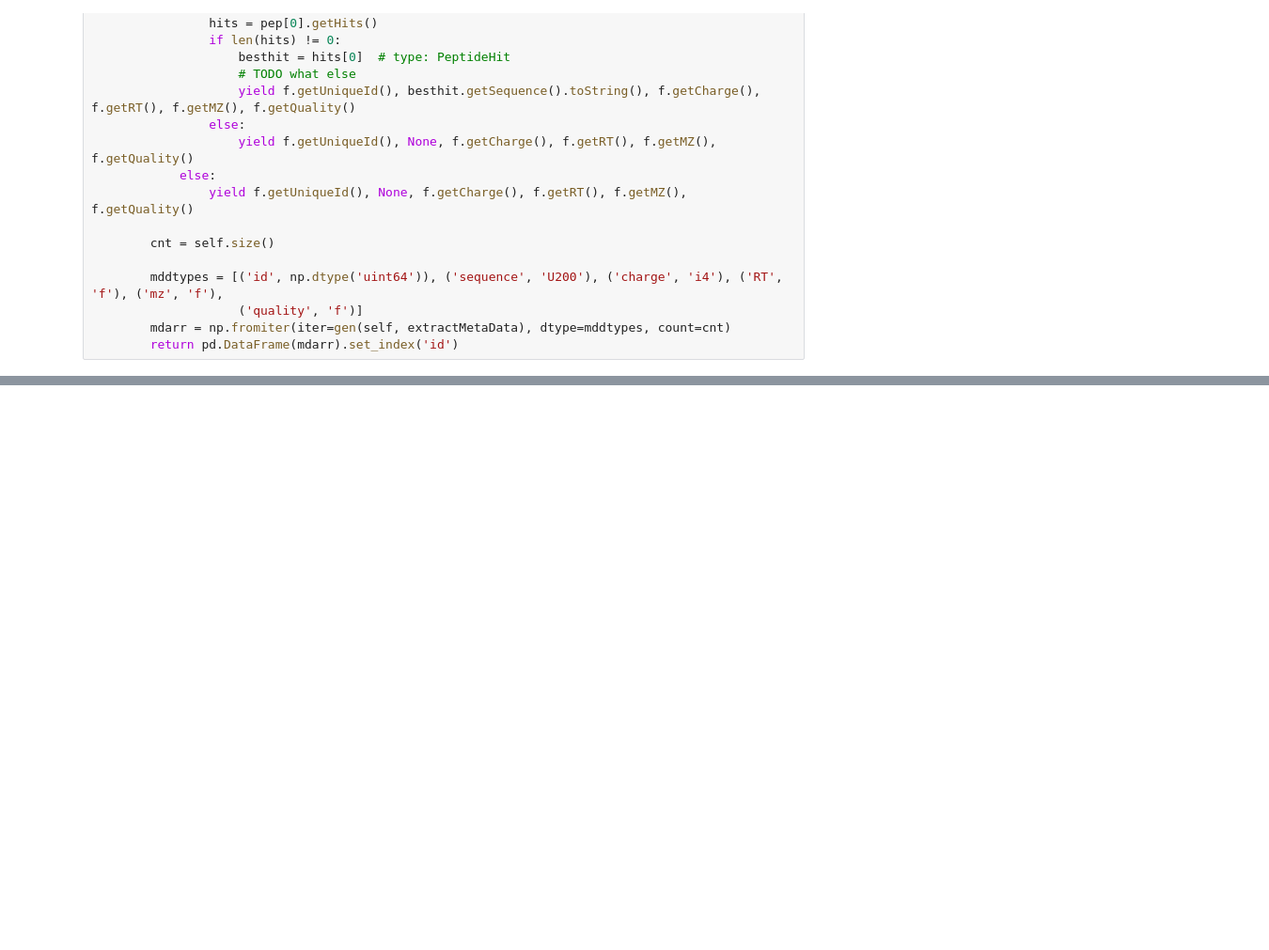
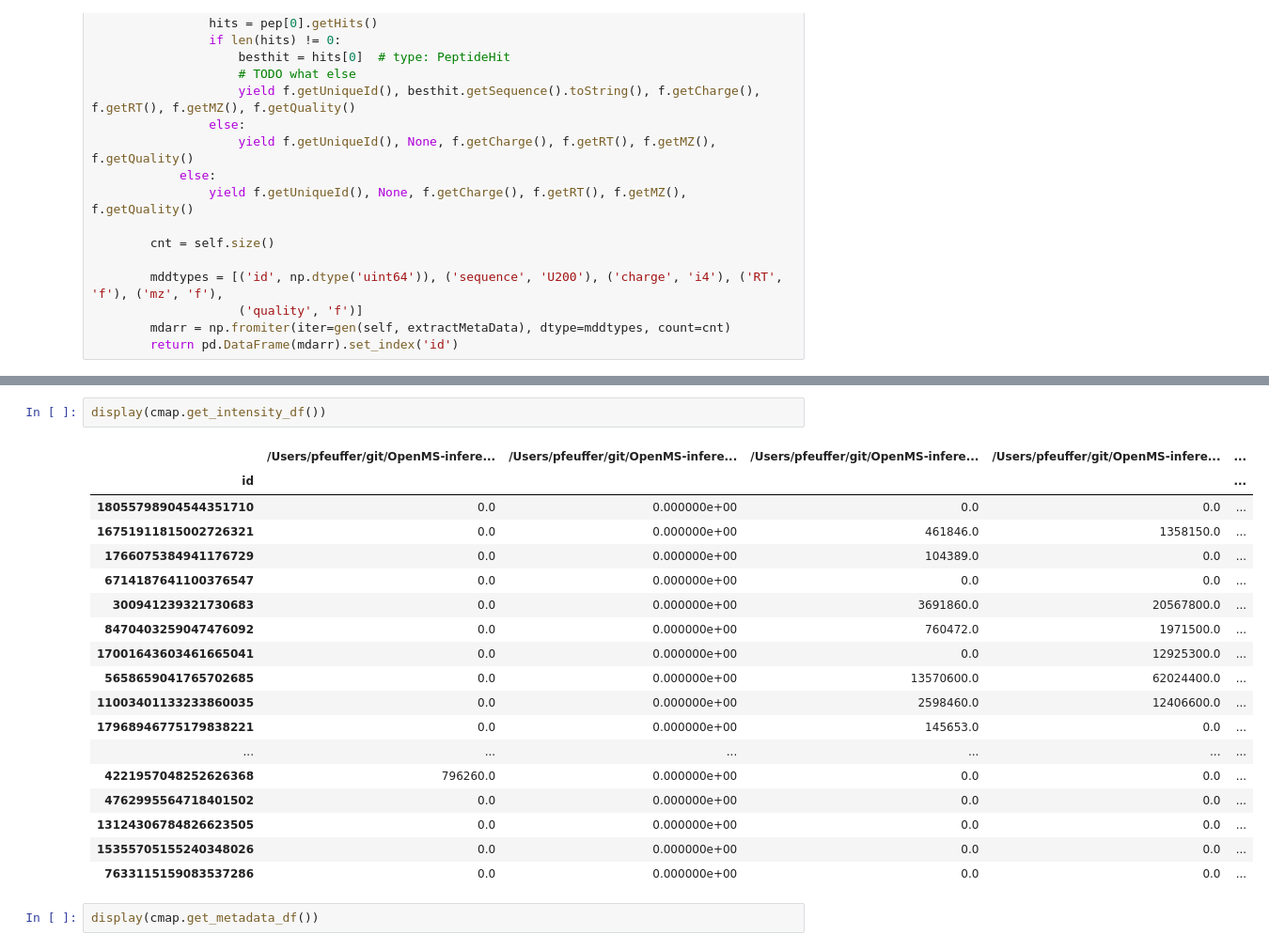
Before and after one commit to jpfeuffer/pyopenmspandas, a Jupyter notebook: PyopenmsPandas.ipynb, the cells around one changed output, grey strips where cells are left out. Shown at 94% size. Drawn from its saved outputs; the diff is of its cells as text; blank space fills up the shorter version.

```diff
--- a/PyopenmsPandas.ipynb
+++ b/PyopenmsPandas.ipynb
@@ -152,0 +145,23 @@ id
+# %%
+display(cmap.get_intensity_df())
+# %% [output]
+|  | /Users/pfeuffer/git/OpenMS-infere... | /Users/pfeuffer/git/OpenMS-infere... | /Users/pfeuffer/git/OpenMS-infere... | /Users/pfeuffer/git/OpenMS-infere... | ... |
+| id |  |  |  |  | ... |
+| 18055798904544351710 | 0.0 | 0.000000e+00 | 0.0 | 0.0 | ... |
+| 16751911815002726321 | 0.0 | 0.000000e+00 | 461846.0 | 1358150.0 | ... |
+| 1766075384941176729 | 0.0 | 0.000000e+00 | 104389.0 | 0.0 | ... |
+| 6714187641100376547 | 0.0 | 0.000000e+00 | 0.0 | 0.0 | ... |
+| 300941239321730683 | 0.0 | 0.000000e+00 | 3691860.0 | 20567800.0 | ... |
+| 8470403259047476092 | 0.0 | 0.000000e+00 | 760472.0 | 1971500.0 | ... |
+| 17001643603461665041 | 0.0 | 0.000000e+00 | 0.0 | 12925300.0 | ... |
+| 5658659041765702685 | 0.0 | 0.000000e+00 | 13570600.0 | 62024400.0 | ... |
+| 11003401133233860035 | 0.0 | 0.000000e+00 | 2598460.0 | 12406600.0 | ... |
+| 17968946775179838221 | 0.0 | 0.000000e+00 | 145653.0 | 0.0 | ... |
+| ... | ... | ... | ... | ... | ... |
+| 4221957048252626368 | 796260.0 | 0.000000e+00 | 0.0 | 0.0 | ... |
+| 4762995564718401502 | 0.0 | 0.000000e+00 | 0.0 | 0.0 | ... |
+| 13124306784826623505 | 0.0 | 0.000000e+00 | 0.0 | 0.0 | ... |
+| 15355705155240348026 | 0.0 | 0.000000e+00 | 0.0 | 0.0 | ... |
+| 7633115159083537286 | 0.0 | 0.000000e+00 | 0.0 | 0.0 | ... |
+# %%
+display(cmap.get_metadata_df())
```
Also changed, not shown: parts of 10 cells of this notebook.
